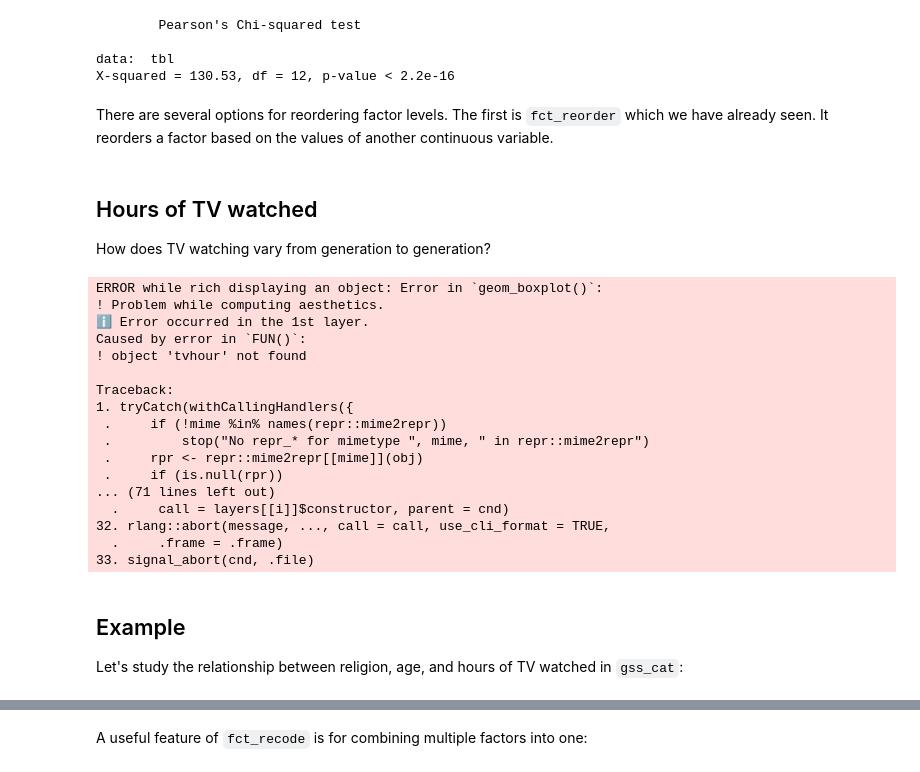
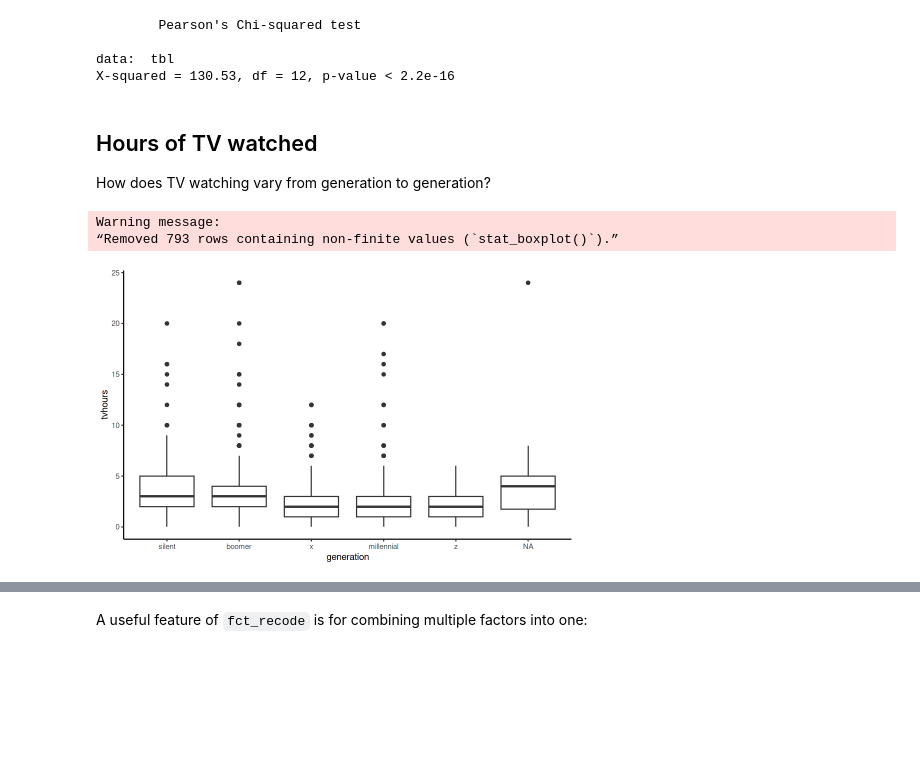
Before and after one commit to stats306/w23, a Jupyter notebook: lectures/week11/lecture14.ipynb, the cells around one changed output, grey strips where cells are left out. Cells and saved outputs as stored; diff of their text form; code cells hidden in the pictures; blank space fills up the shorter version.

```diff
--- a/lectures/week11/lecture14.ipynb
+++ b/lectures/week11/lecture14.ipynb
@@ -21,16 +21,19 @@ For the panel data and documentation, type e.g. data(gss_panel08_long) and data(
 # %% [markdown]
 We will use the most recent (non-COVID) version of the survey:
 # %%
-# gss18 <- gss_get_yr("2018")  %>%
-#     select(age, race, sex, relig, relpast, sexbirth, sexnow, yearsusa, unhappy, educ,
-#            income, phone, tvhours) %>% mutate(across(-age, labelled::to_factor), age=as.integer(age))
+gss18 <- gss_get_yr("2018")  %>%
+    select(age, race, sex, relig, relpast, sexbirth, sexnow, yearsusa, unhappy, educ,
+           income, phone, tvhours, partyid) %>% mutate(across(-c(age, tvhours), labelled::to_factor),
+                                              across(c(age, tvhours), as.integer))
 
-# gss18.raw <- gss_get_yr("2018")  %>%
-#     select(age, race, sex, relig, relpast, sexbirth, sexnow, yearsusa, unhappy, educ,
-#            income, phone, tvhours) %>% mutate(across(everything(), as.integer))
+gssh18.raw <- gss_get_yr("2018")  %>%
+    select(age, race, sex, relig, relpast, sexbirth, sexnow, yearsusa, unhappy, educ,
+           income, phone, tvhours, partyid) %>% mutate(across(everything(), as.integer))
 
-# data(gss_doc)
-# gss18.doc <- gss_doc %>% filter(id %in% colnames(gss18))
+data(gss_doc)
+gss18.doc <- gss_doc %>% filter(id %in% colnames(gss18))
 
 
-# save(gss18, gss18.raw, gss18.doc, file="gss18.RData")
+save(gss18, gss18.raw, gss18.doc, file="gss18.RData")
+
+# load(url('https://datasets.stats306.org/gss18.RData'))
@@ -218,7 +226,7 @@ Let's define the following generations
 - [Gen Z](https://en.wikipedia.org/wiki/Generation_Z): 1997&mdash;20teens
 # %%
 # create a generations column in gss18
-gss18.gen <- gss18 %>%
+gss18 <- gss18 %>%
     mutate(birth_year = 2018 - age,
         generation = cut(birth_year, breaks=c(1929, 1946, 1964, 1982, 1997, 2020),
                                   labels = c("silent", "boomer", "x", "millennial", "z")
@@ -321,31 +329,12 @@ Warning message in chisq.test(tbl):
 
 data:  tbl
 X-squared = 130.53, df = 12, p-value < 2.2e-16
-# %% [markdown]
-There are several options for reordering factor levels. The first is `fct_reorder` which we have already seen. It reorders a factor based on the values of another continuous variable.
 # %% [markdown]
 ## Hours of TV watched
 How does TV watching vary from generation to generation?
 # %%
-gss18.gen %>% ggplot(aes(x=generation, y=tvhour)) + geom_boxplot()
+gss18 %>% ggplot(aes(x=generation, y=tvhours)) + geom_boxplot()
 # %% [output]
-ERROR while rich displaying an object: Error in `geom_boxplot()`:
-! Problem while computing aesthetics.
-ℹ Error occurred in the 1st layer.
-Caused by error in `FUN()`:
-! object 'tvhour' not found
-
-Traceback:
-1. tryCatch(withCallingHandlers({
- .     if (!mime %in% names(repr::mime2repr))
- .         stop("No repr_* for mimetype ", mime, " in repr::mime2repr")
- .     rpr <- repr::mime2repr[[mime]](obj)
- .     if (is.null(rpr))
-... (71 lines left out)
-  .     call = layers[[i]]$constructor, parent = cnd)
-32. rlang::abort(message, ..., call = call, use_cli_format = TRUE,
-  .     .frame = .frame)
-33. signal_abort(cnd, .file)
+Warning message:
+“Removed 793 rows containing non-finite values (`stat_boxplot()`).”
+[figure, added]
-# %% [markdown]
-## Example
-Let's study the relationship between religion, age, and hours of TV watched in `gss_cat`:
```
Also changed, not shown: parts of 52 cells of this notebook, 1 other file.
